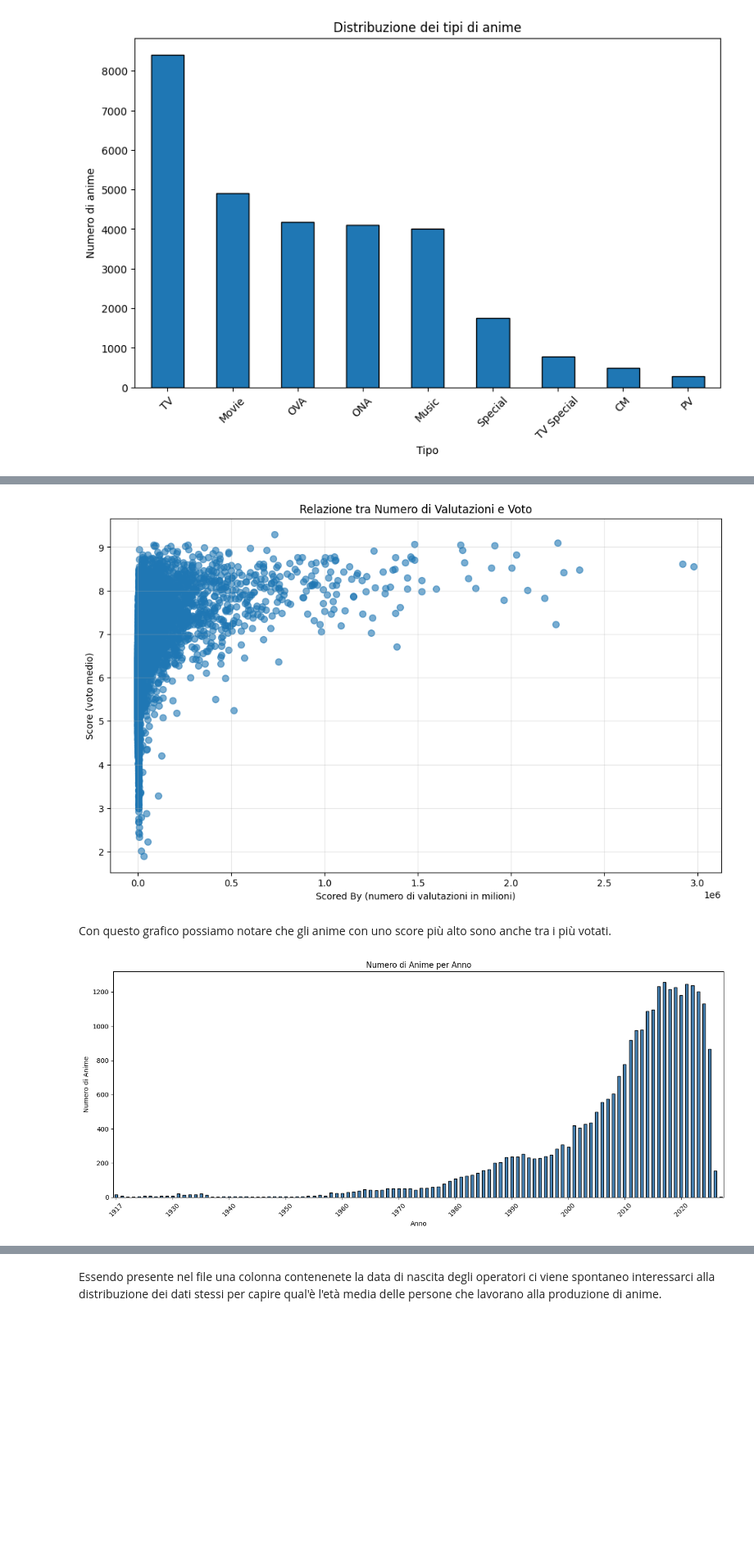
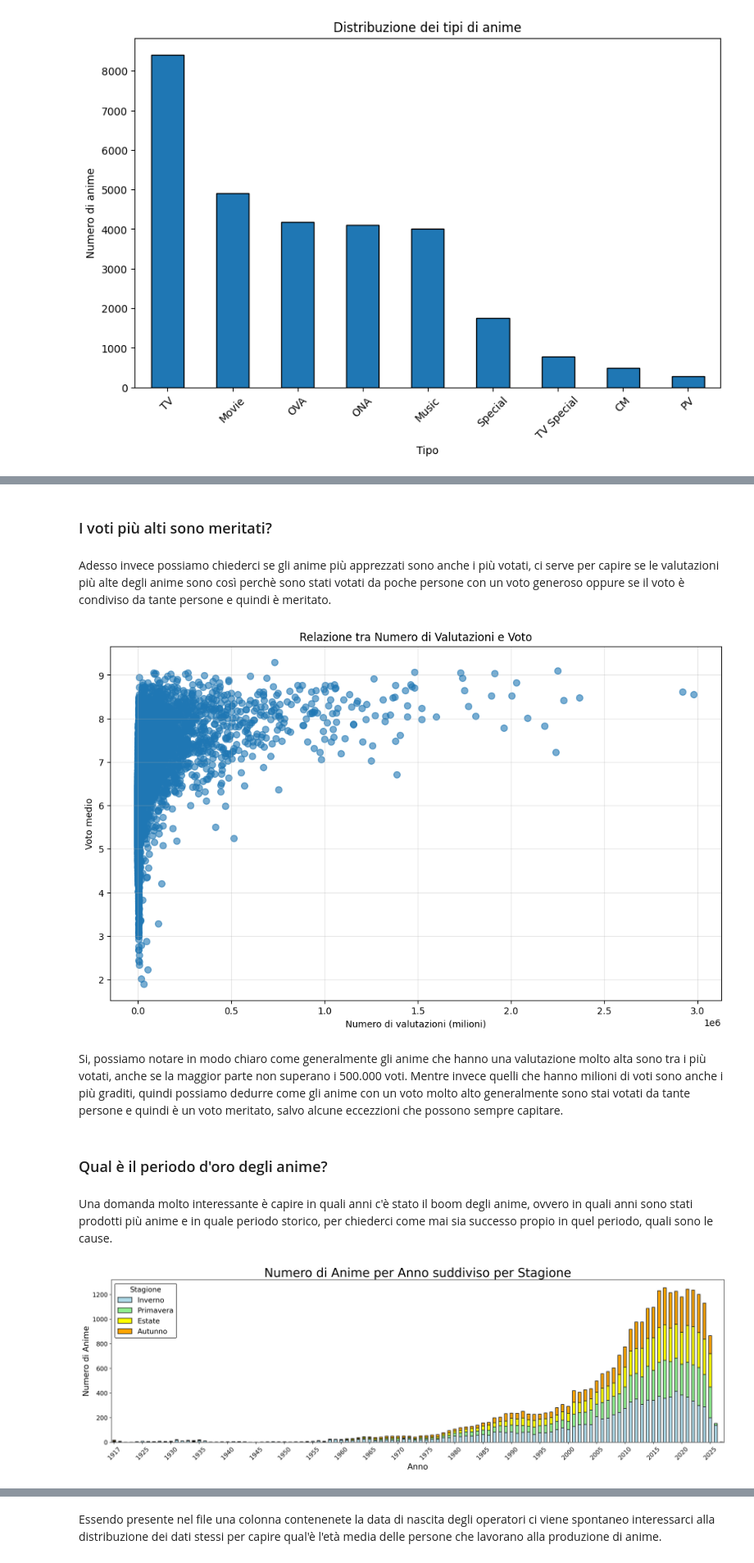
Before and after one commit to LeonardoFerraud/HCI---progetto-finale-Ferraud-Russo-2, a Jupyter notebook: Assigment25-26.ipynb, the cells around one changed output, grey strips where cells are left out. Shown at 82% size. Saved outputs shown, nothing was run; the diff lists cells and outputs as text; code cells hidden in the pictures; blank space fills up the shorter version.

```diff
--- a/Assigment25-26.ipynb
+++ b/Assigment25-26.ipynb
@@ -203,26 +197,65 @@ Possiamo notare come le serie TV siano le più prodotte con un margine abbastanz
+# %% [markdown]
+### I voti più alti sono meritati?
+# %% [markdown]
+Adesso invece possiamo chiederci se gli anime più apprezzati sono anche i più votati, ci serve per capire se le valutazioni più alte degli anime sono così perchè sono stati votati da poche persone con un voto generoso oppure se il voto è condiviso da tante persone e quindi è meritato.
 # %%
 plt.figure(figsize=(12, 7))
 plt.scatter(details_df['scored_by'], details_df['score'], alpha=0.6, s=50)
-plt.xlabel('Scored By (numero di valutazioni in milioni)')
-plt.ylabel('Score (voto medio)')
+plt.xlabel('Numero di valutazioni (milioni)')
+plt.ylabel('Voto medio')
 plt.title('Relazione tra Numero di Valutazioni e Voto')
 plt.grid(True, alpha=0.3)
 plt.show()
 # %% [output]
-[figure, old version]
+[figure, new version]
 # %% [markdown]
-Con questo grafico possiamo notare che gli anime con uno score più alto sono anche tra i più votati.
+Si, possiamo notare in modo chiaro come generalmente gli anime che hanno una valutazione molto alta sono tra i più votati, anche se la maggior parte non superano i 500.000 voti. Mentre invece quelli che hanno milioni di voti sono anche i più graditi, quindi possiamo dedurre come gli anime con un voto molto alto generalmente sono stai votati da tante persone e quindi è un voto meritato, salvo alcune eccezzioni che possono sempre capitare.
+# %% [markdown]
+### Qual è il periodo d'oro degli anime?
+# %% [markdown]
+Una domanda molto interessante è capire in quali anni c'è stato il boom degli anime, ovvero in quali anni sono stati prodotti più anime e in quale periodo storico, per chiederci come mai sia successo propio in quel periodo, quali sono le cause.
 # %%
-anime_per_anno = details_df.groupby(details_df['start_date'].dt.year).size()
-plt.figure(figsize=(14, 6))
-anime_per_anno.plot(kind='bar', color='steelblue', edgecolor='black')
-plt.title('Numero di Anime per Anno')
-plt.xlabel('Anno')
-plt.ylabel('Numero di Anime')
-years = anime_per_anno.index.tolist()
-plt.xticks(range(0, len(years), 10), [str(int(years[i])) for i in range(0, len(years), 10)], rotation=45)
+def get_season(month):
+    if month in [12, 1, 2]:
+        return 'Inverno'
+    elif month in [3, 4, 5]:
+        return 'Primavera'
+    elif month in [6, 7, 8]:
+        return 'Estate'
+    else:
+        return 'Autunno'
+
+details_df['season'] = details_df['start_date'].dt.month.apply(get_season)
+
+anime_per_anno_stagione = details_df.groupby([details_df['start_date'].dt.year, 'season']).size().unstack(fill_value=0)
+
+stagioni_ordine = ['Inverno', 'Primavera', 'Estate', 'Autunno']
+anime_per_anno_stagione = anime_per_anno_stagione[[s for s in stagioni_ordine if s in anime_per_anno_stagione.columns]]
+
+plt.close()
+plt.rcParams.update({'font.size': 14})
+title_fs = 24
+label_fs = 16
+tick_fs = 12
+legend_fs = 14
+fig, ax = plt.subplots(figsize=(18, 6))
+anime_per_anno_stagione.plot(kind='bar', stacked=True, color=['lightblue', 'lightgreen', 'yellow', 'orange'], edgecolor='black', ax=ax)
+ax.set_title('Numero di Anime per Anno suddiviso per Stagione', fontsize=title_fs)
+ax.set_xlabel('Anno', fontsize=label_fs)
+ax.set_ylabel('Numero di Anime', fontsize=label_fs)
+years = anime_per_anno_stagione.index.tolist()
+ax.set_xticks(range(0, len(years), 5))
+ax.set_xticklabels([str(int(years[i])) for i in range(0, len(years), 5)], rotation=45, fontsize=tick_fs)
+ax.tick_params(axis='y', labelsize=tick_fs)
+legend = ax.legend(title='Stagione', loc='upper left', fontsize=legend_fs, framealpha=0.9)
+legend.get_title().set_fontsize(legend_fs)
+legend.get_frame().set_edgecolor('black')
 plt.tight_layout()
-plt.show()
+img_path = 'anime_by_year_season.png'
+fig.savefig(img_path, dpi=200, bbox_inches='tight')
+from IPython.display import Image, display
+display(Image(filename=img_path))
+plt.close(fig)
 # %% [output]
-[figure, old version]
+[figure, new version]
 # %% [markdown]
```
Also changed, not shown: parts of 26 cells of this notebook.
